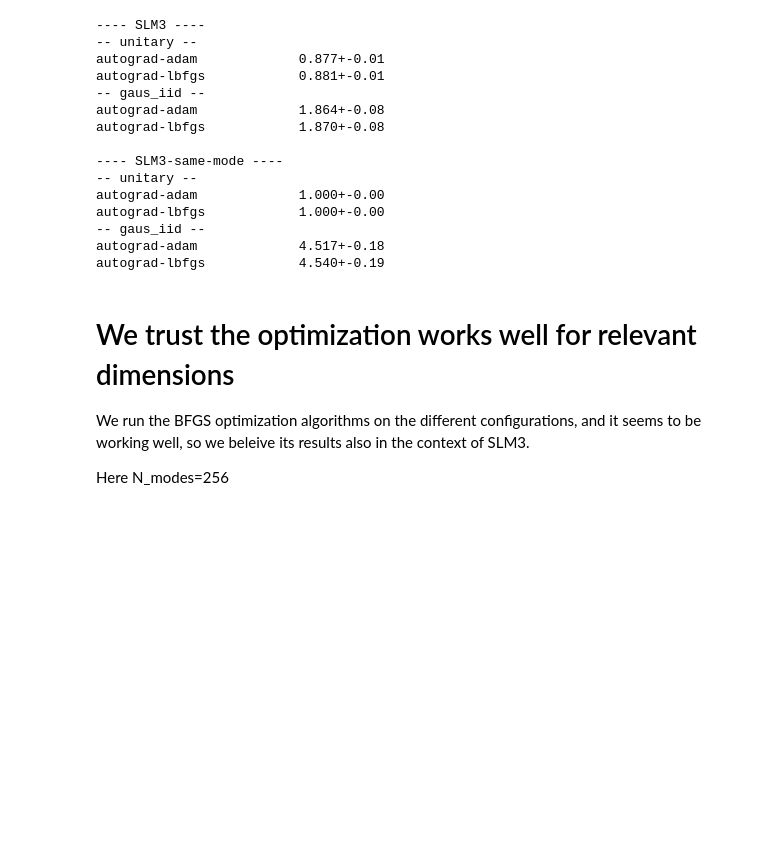
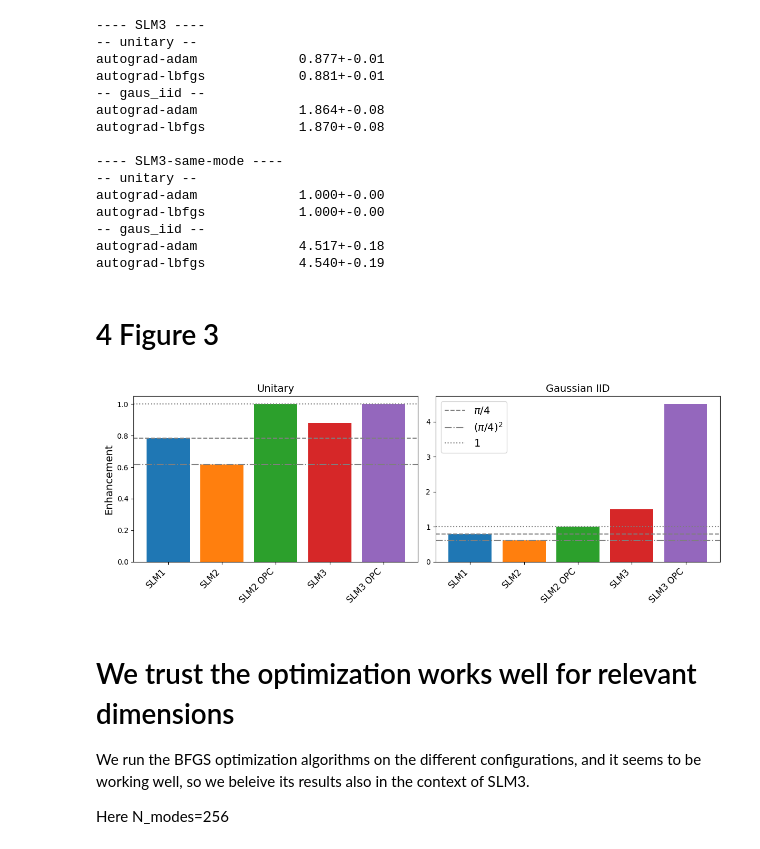
Before and after one commit to rubiaek/qwfs2, a Jupyter notebook: qwfs/view_plots.ipynb, the cells around one changed output. Cells and saved outputs as stored; diff of their text form; code cells hidden in the pictures; blank space fills up the shorter version.

Commit message:
added bar plot figure

```diff
--- a/qwfs/view_plots.ipynb
+++ b/qwfs/view_plots.ipynb
@@ -119,6 +119,46 @@ autograd-lbfgs            1.000+-0.00
 -- gaus_iid --
 autograd-adam             4.517+-0.18
 autograd-lbfgs            4.540+-0.19
+# %% [markdown]
+# 4 Figure 3
+# %%
+import matplotlib.pyplot as plt
+import numpy as np
+
+labels = ["SLM1", "SLM2", "SLM2 OPC", "SLM3", "SLM3 OPC"]
+unitary_data = [np.pi / 4, (np.pi / 4) ** 2, 1.0, 0.88, 1]  # TODO: automatically get numbers, add error bars
+gaussian_data = [np.pi / 4, (np.pi / 4) ** 2, 1.0, 1.5, 4.5]  # TODO: automatically get numbers, add error bars
+
+x = np.arange(len(labels))
+
+colors = ['#1f77b4', '#ff7f0e', '#2ca02c', '#d62728', '#9467bd']
+
+fig, (ax1, ax2) = plt.subplots(1, 2, figsize=(12, 4.5), sharey=False)
+
+rects1 = ax1.bar(x, unitary_data, color=colors)
+ax1.axhline(y=np.pi / 4, color='#7f7f7f', linestyle='--', label='$\pi/4$')
+ax1.axhline(y=(np.pi / 4) ** 2, color='#7f7f7f', linestyle='-.', label='$(\pi/4)^2$')
+ax1.axhline(y=1.0, color='#7f7f7f', linestyle=':', label='$1$')
+ax1.set_title('Unitary', fontsize=14)
+ax1.set_ylabel('Enhancement', fontsize=14)
+ax1.set_xticks(x)
+ax1.set_xticklabels(labels, rotation=45, ha='right', fontsize=12)
+# ax1.legend()
+
+rects2 = ax2.bar(x, gaussian_data, color=colors)
+ax2.axhline(y=np.pi / 4, color='#7f7f7f', linestyle='--', label='$\pi/4$')
+ax2.axhline(y=(np.pi / 4) ** 2, color='#7f7f7f', linestyle='-.', label='$(\pi/4)^2$')
+ax2.axhline(y=1.0, color='#7f7f7f', linestyle=':', label='$1$')
+ax2.set_title('Gaussian IID', fontsize=14)
+ax2.set_xticks(x)
+ax2.set_xticklabels(labels, rotation=45, ha='right', fontsize=12)
+ax2.legend(fontsize=14)
+
+fig.tight_layout()
+plt.show()
+fig.savefig(r"G:\My Drive\Projects\ScalingQWFS\Paper\Figures\results_summary.png")
+# %% [output]
+[figure, added]
 # %% [markdown]
 # We trust the optimization works well for relevant dimensions
 We run the BFGS optimization algorithms on the different configurations, and it seems to be working well, so we beleive its results also in the context of SLM3.
```
